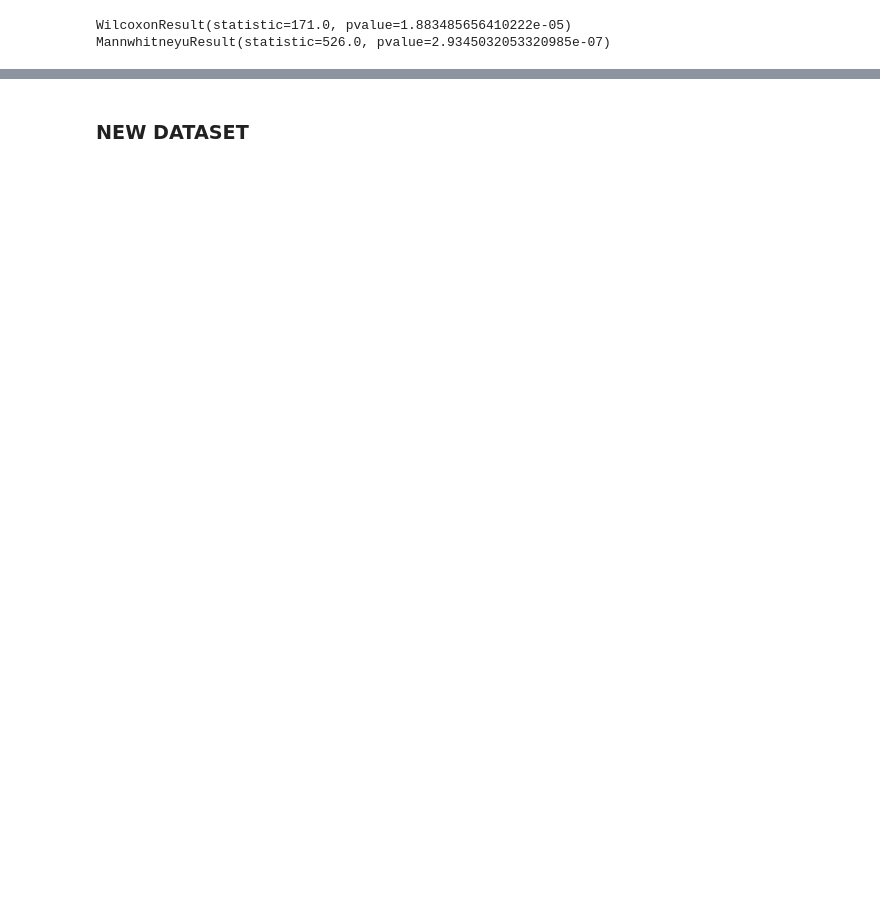
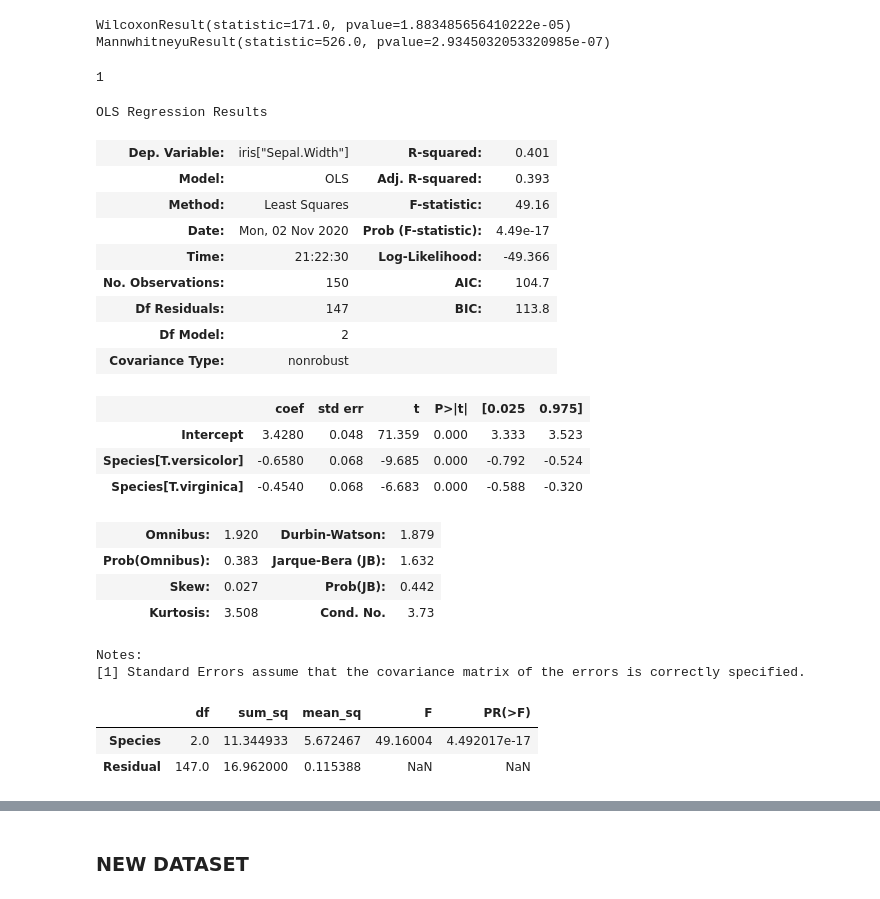
Before and after one commit to Osfory/Statistical_and_Data_Analysis_Test_area, a Jupyter notebook: Python/My_First_Chapter - Exploratory_DA.ipynb, the cells around one changed output, grey strips where cells are left out. Drawn from its saved outputs; the diff is of its cells as text; code cells hidden in the pictures; blank space fills up the shorter version.

```diff
--- a/Python/My_First_Chapter - Exploratory_DA.ipynb
+++ b/Python/My_First_Chapter - Exploratory_DA.ipynb
@@ -509,3 +509,35 @@ print(mw_test)
 # %% [output]
 WilcoxonResult(statistic=171.0, pvalue=1.883485656410222e-05)
 MannwhitneyuResult(statistic=526.0, pvalue=2.9345032053320985e-07)
+# %%
+model_iris = smf.ols('iris["Sepal.Width"] ~ Species', data=iris).fit()
+model_iris.summary() if str(input()) == "1" else print(model_iris.summary())
+# %% [output]
+1
+OLS Regression Results
+| Dep. Variable: | iris["Sepal.Width"] | R-squared: | 0.401 |
+| Model: | OLS | Adj. R-squared: | 0.393 |
+| Method: | Least Squares | F-statistic: | 49.16 |
+| Date: | Mon, 02 Nov 2020 | Prob (F-statistic): | 4.49e-17 |
+| Time: | 21:22:30 | Log-Likelihood: | -49.366 |
+| No. Observations: | 150 | AIC: | 104.7 |
+| Df Residuals: | 147 | BIC: | 113.8 |
+| Df Model: | 2 |  |  |
+| Covariance Type: | nonrobust |  |  |
+|  | coef | std err | t | P>|t| | [0.025 | 0.975] |
+| Intercept | 3.4280 | 0.048 | 71.359 | 0.000 | 3.333 | 3.523 |
+| Species[T.versicolor] | -0.6580 | 0.068 | -9.685 | 0.000 | -0.792 | -0.524 |
+| Species[T.virginica] | -0.4540 | 0.068 | -6.683 | 0.000 | -0.588 | -0.320 |
+| Omnibus: | 1.920 | Durbin-Watson: | 1.879 |
+| Prob(Omnibus): | 0.383 | Jarque-Bera (JB): | 1.632 |
+| Skew: | 0.027 | Prob(JB): | 0.442 |
+| Kurtosis: | 3.508 | Cond. No. | 3.73 |
+Notes:
+[1] Standard Errors assume that the covariance matrix of the errors is correctly specified.
+# %%
+aov_table_iris = sm.stats.anova_lm(model_iris)
+aov_table_iris
+# %% [output]
+|  | df | sum_sq | mean_sq | F | PR(>F) |
+| Species | 2.0 | 11.344933 | 5.672467 | 49.16004 | 4.492017e-17 |
+| Residual | 147.0 | 16.962000 | 0.115388 | NaN | NaN |
```
Also changed, not shown: parts of 67 cells of this notebook.
